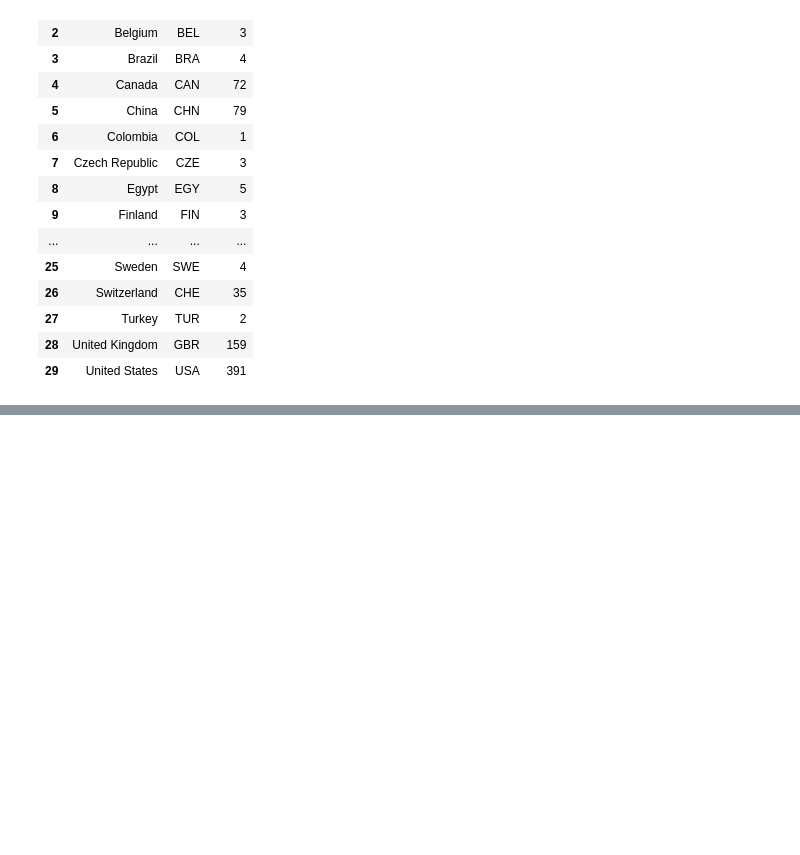
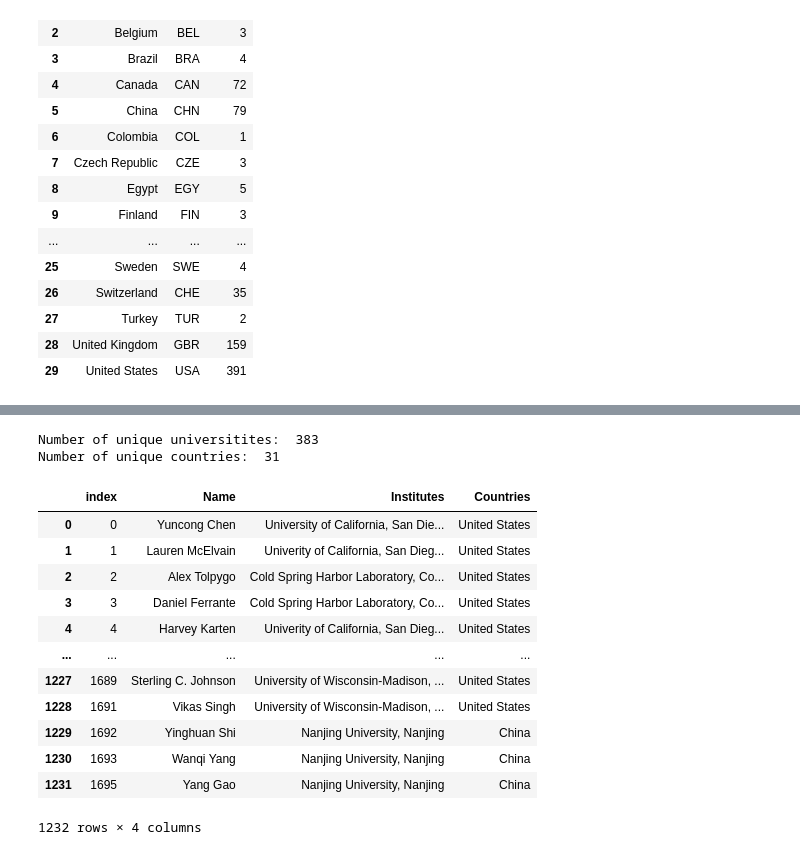
Before and after one commit to v15hv4/MICCAI-Geographical-Diversity-Dataset, a Jupyter notebook: countries_list.ipynb, the cells around one changed output, grey strips where cells are left out. Drawn from its saved outputs; the diff is of its cells as text; code cells hidden in the pictures; blank space fills up the shorter version.

```diff
--- a/countries_list.ipynb
+++ b/countries_list.ipynb
@@ -443,0 +468,4 @@ fig.write_html("plots/2016-bar.html")
+# %%
+list_2017 = list(zip(names_2017, institutes_2017, countries_2017))
+df_2017_c = pd.DataFrame(list_2017, columns = ['Name', 'Institutes', 'Countries'])
+df_2017_c.head()
@@ -443,0 +479,14 @@ fig.write_html("plots/2016-bar.html")
+# %%
+df_2017_c['Countries'] = df_2017_c['Countries'].replace(to_replace='U.S.A.', value='United States')
+df_2017_c['Countries'] = df_2017_c['Countries'].replace(to_replace='USA', value='United States')
+df_2017_c['Countries'] = df_2017_c['Countries'].replace(to_replace='US', value='United States')
+df_2017_c['Countries'] = df_2017_c['Countries'].replace(to_replace='U.K.', value='United Kingdom')
+df_2017_c['Countries'] = df_2017_c['Countries'].replace(to_replace='CA', value='Canada')
+df_2017_c['Countries'] = df_2017_c['Countries'].replace(to_replace='P. R. China', value='China')
+df_2017_c['Countries'] = df_2017_c['Countries'].replace(to_replace='UK', value='United Kingdom')
+df_2017_c['Countries'] = df_2017_c['Countries'].replace(to_replace='The Netherlands', value='Netherlands')
+df_2017_c['Countries'] = df_2017_c['Countries'].replace(to_replace='South Australia', value='Australia')
+df_2017_c['Countries'] = df_2017_c['Countries'].replace(to_replace='South Korea', value='Republic of Korea')
+df_2017_c['Countries'] = df_2017_c['Countries'].replace(to_replace='Korea', value='Republic of Korea')
+df_2017_c['Countries'] = df_2017_c['Countries'].replace(to_replace="People's Republic of China", value='China')
+df_2017_c['Countries'] = df_2017_c['Countries'].replace(to_replace="The People's Republic of China", value='China')
@@ -443,0 +535,23 @@ fig.write_html("plots/2016-bar.html")
+# %%
+print("Number of unique universitites: ", len(pd.unique(df_2017_c['Institutes'])))
+print("Number of unique countries: ", len(pd.unique(df_2017_c['Countries'])))
+# %% [output]
+Number of unique universitites:  383
+Number of unique countries:  31
+# %%
+df_2017_countries = df_2017_c.drop_duplicates(subset = ["Name", "Countries"]).reset_index()
+df_2017_countries
+# %% [output]
+|  | index | Name | Institutes | Countries |
+| 0 | 0 | Yuncong Chen | University of California, San Die... | United States |
+| 1 | 1 | Lauren McElvain | Univerity of California, San Dieg... | United States |
+| 2 | 2 | Alex Tolpygo | Cold Spring Harbor Laboratory, Co... | United States |
+| 3 | 3 | Daniel Ferrante | Cold Spring Harbor Laboratory, Co... | United States |
+| 4 | 4 | Harvey Karten | Univerity of California, San Dieg... | United States |
+| ... | ... | ... | ... | ... |
+| 1227 | 1689 | Sterling C. Johnson | University of Wisconsin-Madison, ... | United States |
+| 1228 | 1691 | Vikas Singh | University of Wisconsin-Madison, ... | United States |
+| 1229 | 1692 | Yinghuan Shi | Nanjing University, Nanjing | China |
+| 1230 | 1693 | Wanqi Yang | Nanjing University, Nanjing | China |
+| 1231 | 1695 | Yang Gao | Nanjing University, Nanjing | China |
+1232 rows × 4 columns
```
Also changed, not shown: parts of 19 cells of this notebook.
